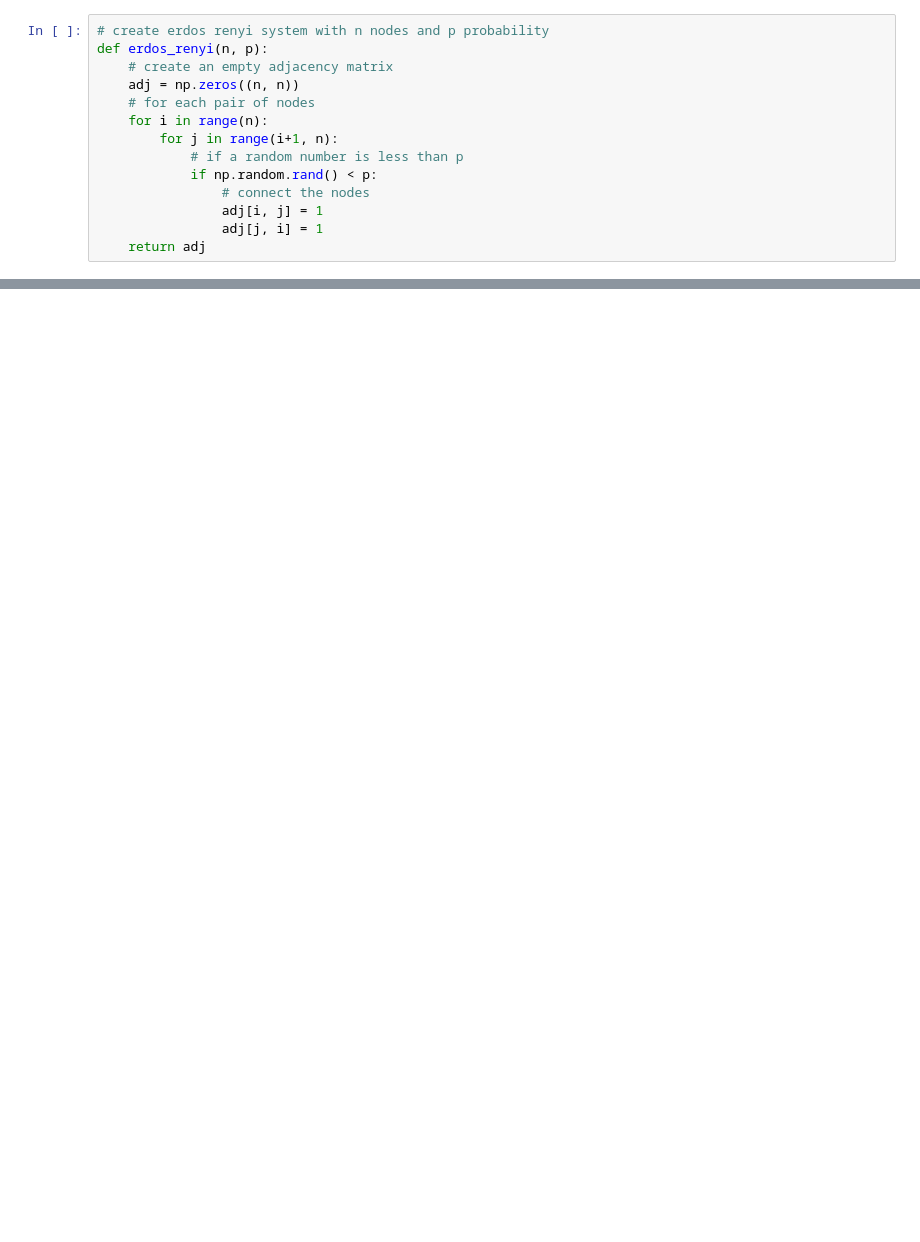
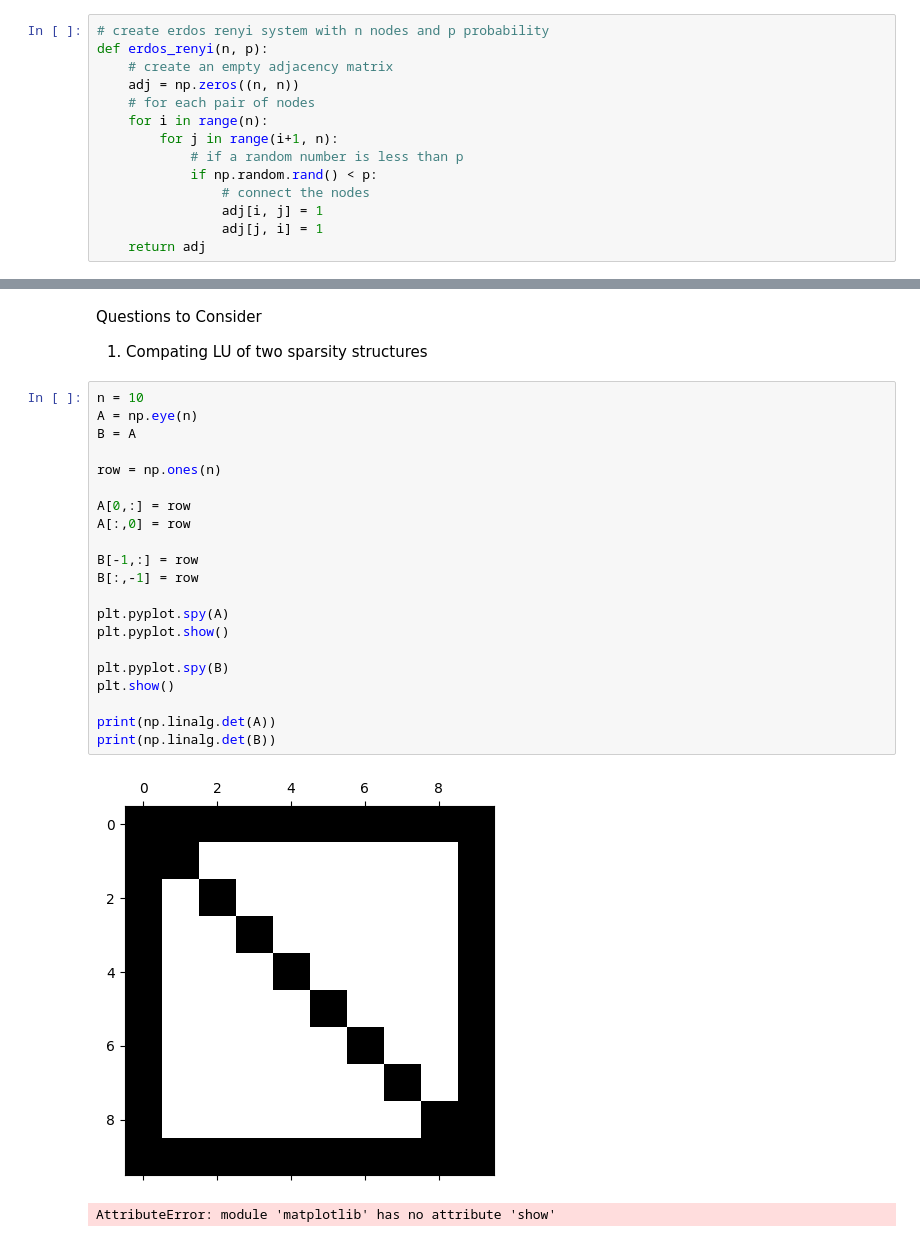
Before and after one commit to Signed-B/sparse-solvers-4600, a Jupyter notebook: graph-theory/erdosrenyi.ipynb, the cells around one changed output, grey strips where cells are left out. Cells and saved outputs as stored; diff of their text form; blank space fills up the shorter version.

```diff
--- a/graph-theory/erdosrenyi.ipynb
+++ b/graph-theory/erdosrenyi.ipynb
@@ -48,0 +95,27 @@ print(adj)
+# %% [markdown]
+Questions to Consider
+1. Compating LU of two sparsity structures
+# %%
+n = 10
+A = np.eye(n)
+B = A
+
+row = np.ones(n)
+
+A[0,:] = row
+A[:,0] = row
+
+B[-1,:] = row
+B[:,-1] = row
+
+plt.pyplot.spy(A)
+plt.pyplot.show()
+
+plt.pyplot.spy(B)
+plt.show()
+
+print(np.linalg.det(A))
+print(np.linalg.det(B))
+# %% [output]
+[figure, added]
+AttributeError: module 'matplotlib' has no attribute 'show'
```
Also changed, not shown: parts of 7 cells of this notebook, 1 other file.
